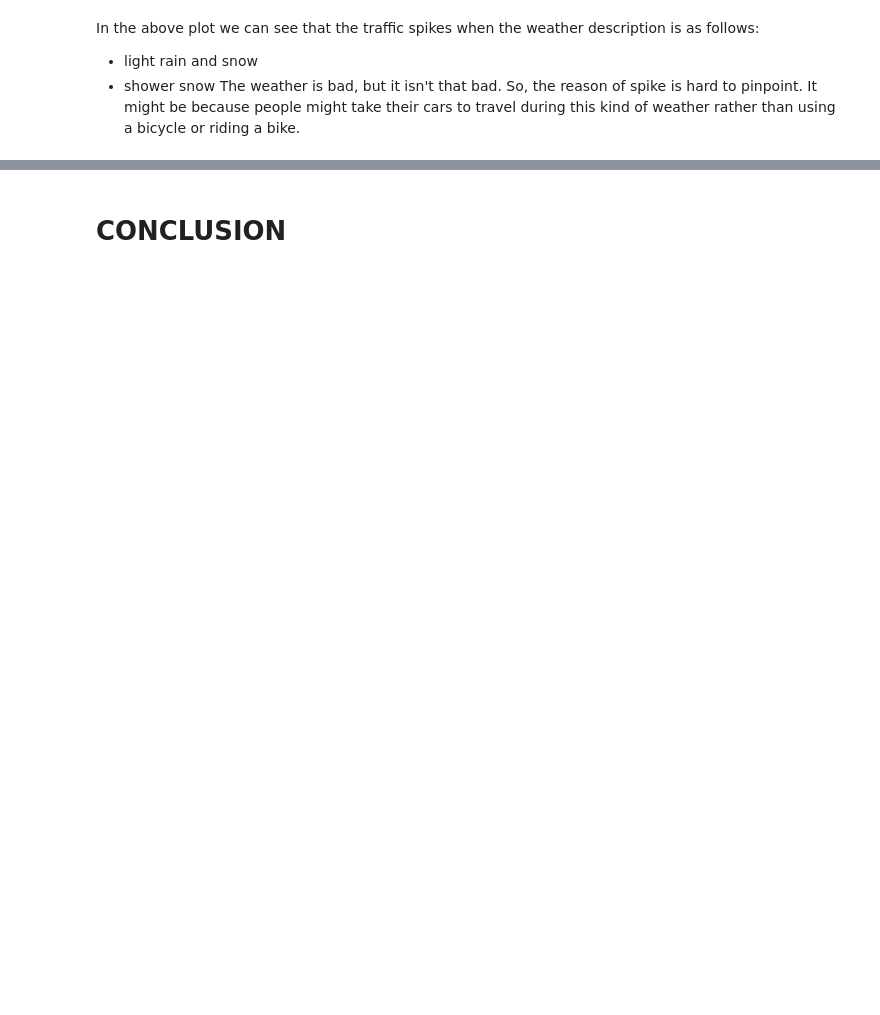
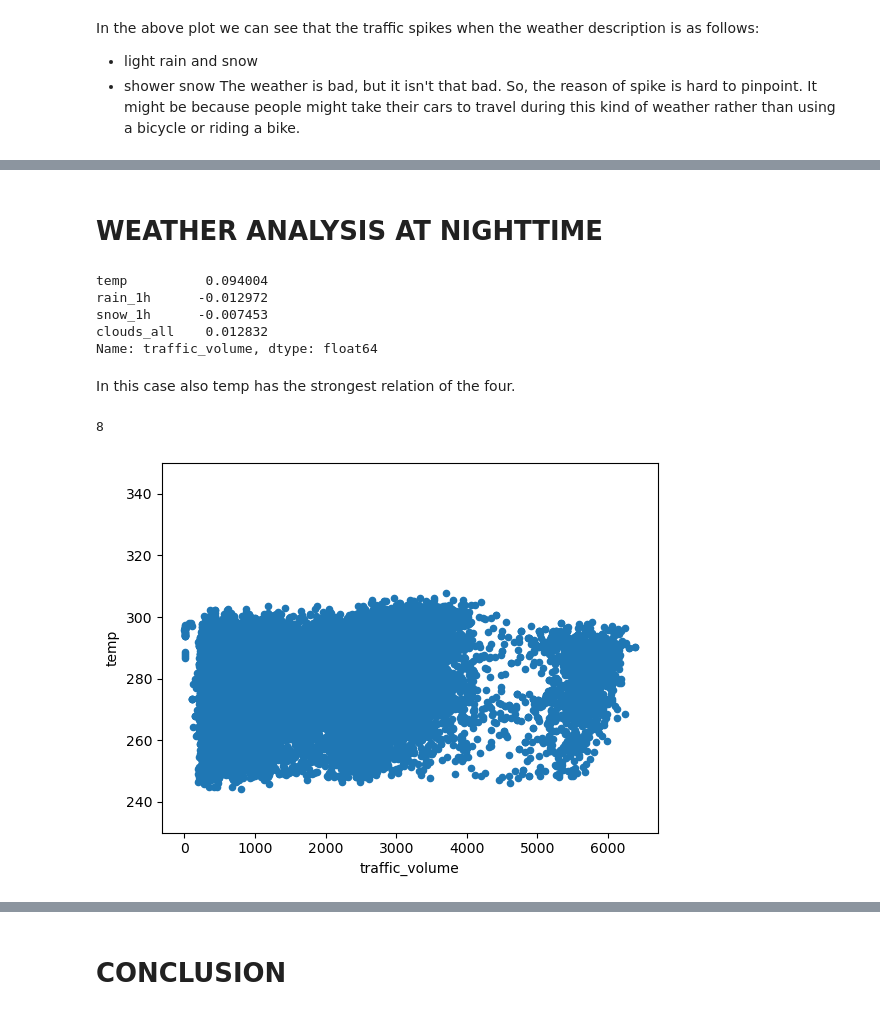
Before and after one commit to Vivek1325/Heavy-Traffic-Indicators-on-I-94, a Jupyter notebook: traffic analysis.ipynb, the cells around one changed output, grey strips where cells are left out. Saved outputs shown, nothing was run; the diff lists cells and outputs as text; code cells hidden in the pictures; blank space fills up the shorter version.

```diff
--- a/traffic analysis.ipynb
+++ b/traffic analysis.ipynb
@@ -321,0 +387,22 @@ It might be because people might take their cars to travel during this kind of w
+# %% [markdown]
+# WEATHER ANALYSIS AT NIGHTTIME
+# %%
+nighttime.corr()[['temp', 'rain_1h', 'snow_1h', 'clouds_all']].loc['traffic_volume']
+# %% [output]
+temp          0.094004
+rain_1h      -0.012972
+snow_1h      -0.007453
+clouds_all    0.012832
+Name: traffic_volume, dtype: float64
+# %% [markdown]
+In this case also temp has the strongest relation of the four.
+# %%
+len(nighttime[nighttime['temp']==0])
+# %% [output]
+8
+# %%
+nighttime.plot.scatter(y = 'temp', x = 'traffic_volume')
+plt.ylim(230,350)  # eight 0K entries were distorting the scatter plot
+plt.show()
+# %% [output]
+[figure, added]
```
Also changed, not shown: parts of 31 cells of this notebook.
